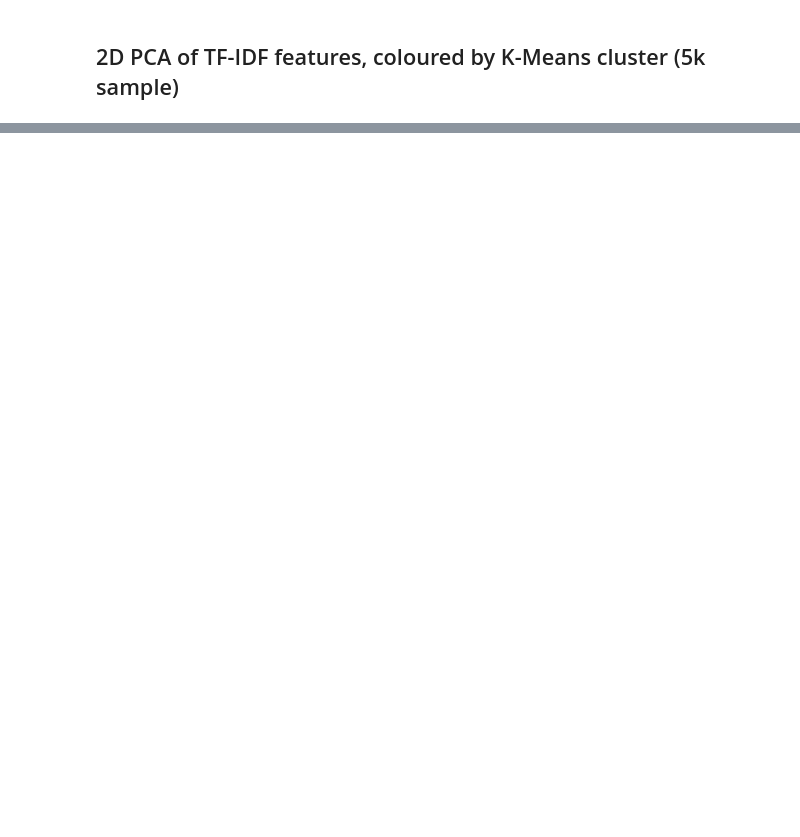
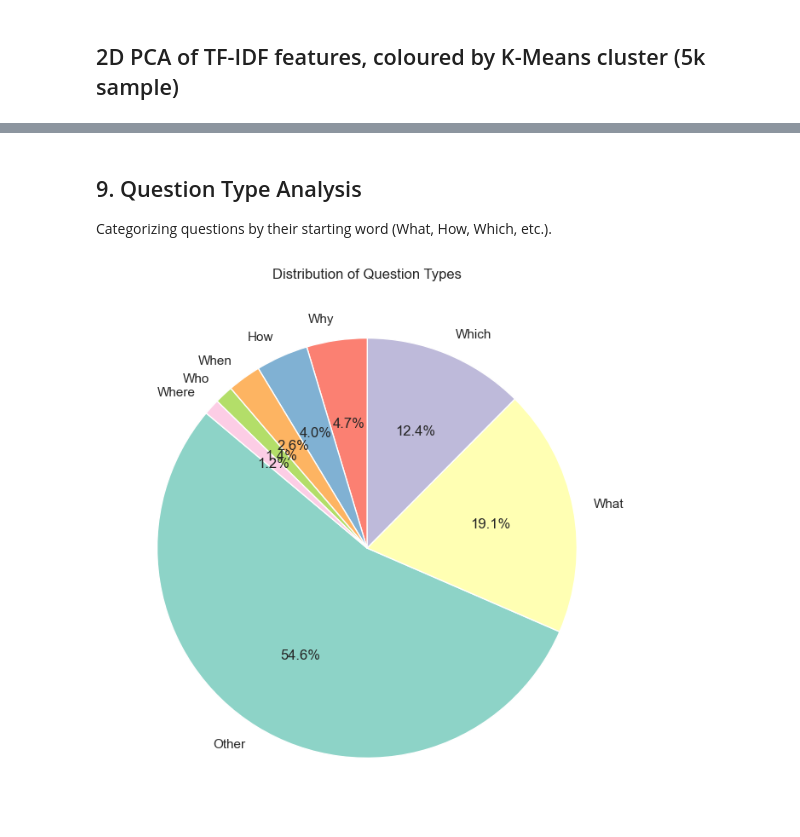
Before and after one commit to Hadeeed147/race-rc-project, a Jupyter notebook: notebooks/EDA.ipynb, the cells around one changed output, grey strips where cells are left out. Drawn from its saved outputs; the diff is of its cells as text; code cells hidden in the pictures; blank space fills up the shorter version.

```diff
--- a/notebooks/EDA.ipynb
+++ b/notebooks/EDA.ipynb
@@ -254,0 +305,24 @@ plt.show()
+# %% [markdown]
+## 9. Question Type Analysis
+Categorizing questions by their starting word (What, How, Which, etc.).
+# %%
+def get_q_type(q):
+    q = str(q).lower().strip()
+    if q.startswith('what'): return 'What'
+    if q.startswith('how'): return 'How'
+    if q.startswith('which'): return 'Which'
+    if q.startswith('where'): return 'Where'
+    if q.startswith('who'): return 'Who'
+    if q.startswith('why'): return 'Why'
+    if q.startswith('when'): return 'When'
+    return 'Other'
+
+train_df['q_type'] = train_df['question'].apply(get_q_type)
+q_counts = train_df['q_type'].value_counts()
+
+plt.figure(figsize=(8, 8))
+plt.pie(q_counts, labels=q_counts.index, autopct='%1.1f%%', startangle=140, colors=sns.color_palette('Set3'))
+plt.title('Distribution of Question Types')
+plt.show()
+# %% [output]
+[figure, added]
```
Also changed, not shown: parts of 13 cells of this notebook, 33 other files.
